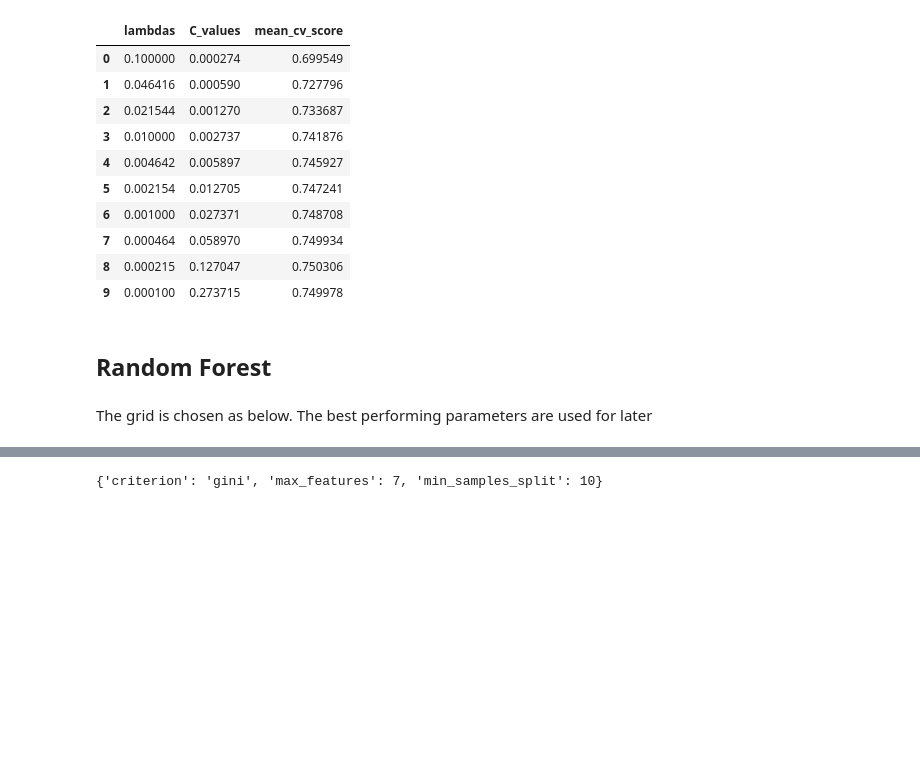
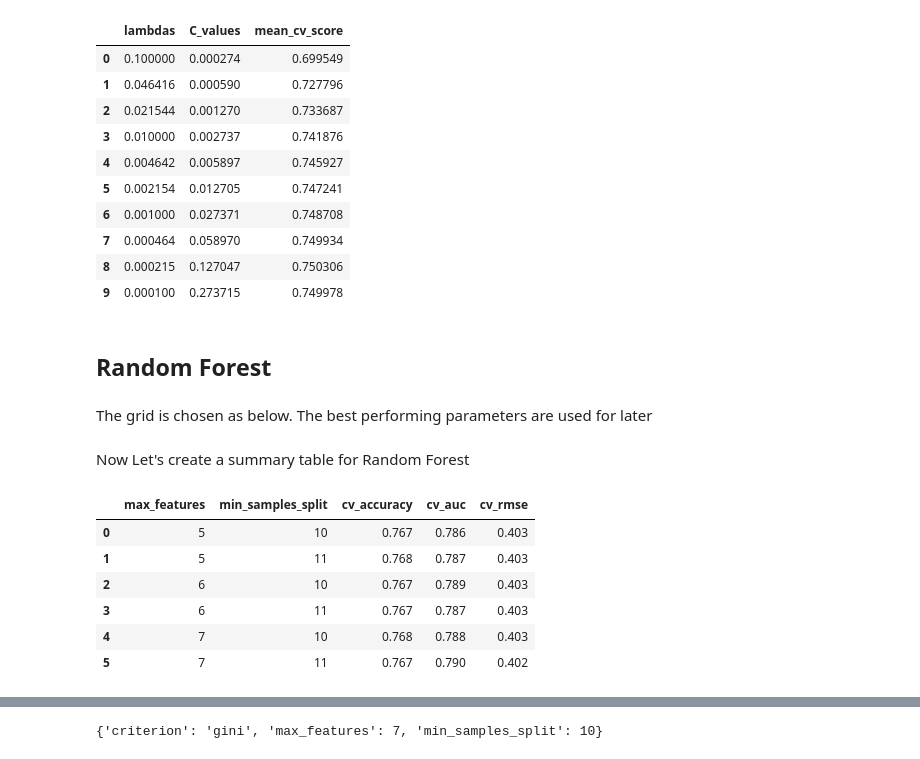
Before and after one commit to Jacopo21/Firms-prediction, a Jupyter notebook: 0Analysis.ipynb, the cells around one changed output, grey strips where cells are left out. Saved outputs shown, nothing was run; the diff lists cells and outputs as text; code cells hidden in the pictures; blank space fills up the shorter version.

```diff
--- a/0Analysis.ipynb
+++ b/0Analysis.ipynb
@@ -144,7 +128,7 @@ def create_roc_plot_with_optimal(all_coords, optimal_threshold):
 # %% [markdown]
 ## Define variable sets
 # %%
-rawvars = ["curr_assets", "curr_liab", "extra_exp", "extra_inc", "extra_profit_loss", "fixed_assets",
+variable1 = ["curr_assets", "curr_liab", "extra_exp", "extra_inc", "extra_profit_loss", "fixed_assets",
               "inc_bef_tax", "intang_assets", "inventories", "liq_assets", "material_exp", "personnel_exp",
               "profit_loss_year", "sales", "share_eq", "subscribed_cap"]
 qualityvars = ["balsheet_flag", "balsheet_length", "balsheet_notfullyear"]
@@ -201,3 +181,8 @@ logitvars = pd.concat([P5], axis=1)
 # %%
+# Define logitvars for LASSO
+logitvars = pd.concat([P5], axis=1)
+
 # for Random Forest we don't use interactions
-rfvars  = pd.concat([data[["profit_loss_year_pl", "profit_loss_year2_pl"] + rawvars + hr + qualityvars], firm], axis=1)
+rfvars  = pd.concat([data[["profit_loss_year_pl", "profit_loss_year2_pl"] + variable1 + hr + qualityvars], firm], axis=1)
+
+y = data['fast_growth']
@@ -334,27 +317,27 @@ prob_forest_grid = GridSearchCV(prob_forest, grid, cv=5, refit='accuracy',
                                 scoring = ['accuracy', 'roc_auc', 'neg_brier_score'], n_jobs=-1)
 # %%
 prob_forest_fit = prob_forest_grid.fit(rfvars_train, y_train)
+# %% [markdown]
+Now Let's create a summary table for Random Forest
 # %%
-#create CV summary table
-cv_accuracy = np.zeros([6])
-for i in range(5):
-    cv_accuracy = cv_accuracy + prob_forest_fit.cv_results_['split' + str(i) + '_test_accuracy']
-cv_accuracy = cv_accuracy/5
-
-cv_auc = np.zeros([6])
-for i in range(5):
-    cv_auc = cv_auc + prob_forest_fit.cv_results_['split' + str(i) + '_test_roc_auc']
-cv_auc = cv_auc/5
-
-cv_rmse = np.zeros([6])
-for i in range(5):
-    cv_rmse = cv_rmse +np.sqrt(-1*(prob_forest_fit.cv_results_['split' + str(i) + '_test_neg_brier_score'])).tolist()
-cv_rmse = cv_rmse/5
+cv_accuracy = np.mean([prob_forest_fit.cv_results_[f'split{i}_test_accuracy'] for i in range(5)], axis=0)
+cv_auc = np.mean([prob_forest_fit.cv_results_[f'split{i}_test_roc_auc'] for i in range(5)], axis=0)
+cv_rmse = np.mean([np.sqrt(-1 * prob_forest_fit.cv_results_[f'split{i}_test_neg_brier_score']) for i in range(5)], axis=0)
 
 prob_forest_cv_results = pd.DataFrame({
     'max_features': prob_forest_fit.cv_results_['param_max_features'],
     'min_samples_split': prob_forest_fit.cv_results_['param_min_samples_split'],
     'cv_accuracy': cv_accuracy,
     'cv_auc': cv_auc,
     'cv_rmse': cv_rmse
 })
+
+prob_forest_cv_results.round(3)
+# %% [output]
+|  | max_features | min_samples_split | cv_accuracy | cv_auc | cv_rmse |
+| 0 | 5 | 10 | 0.767 | 0.786 | 0.403 |
+| 1 | 5 | 11 | 0.768 | 0.787 | 0.403 |
+| 2 | 6 | 10 | 0.767 | 0.789 | 0.403 |
+| 3 | 6 | 11 | 0.767 | 0.787 | 0.403 |
+| 4 | 7 | 10 | 0.768 | 0.788 | 0.403 |
+| 5 | 7 | 11 | 0.767 | 0.790 | 0.402 |
```
Also changed, not shown: parts of 26 cells of this notebook, 3 other files.
